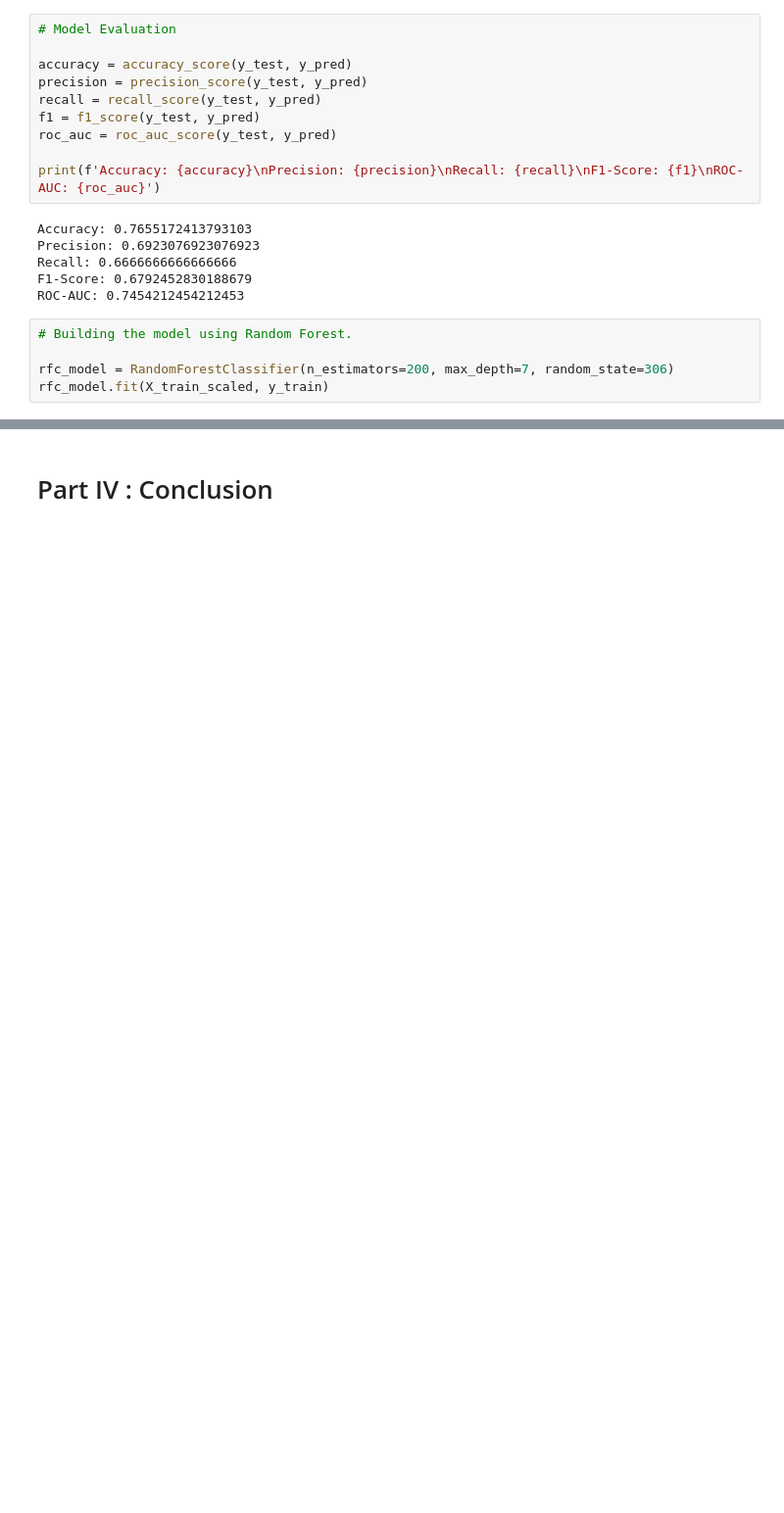
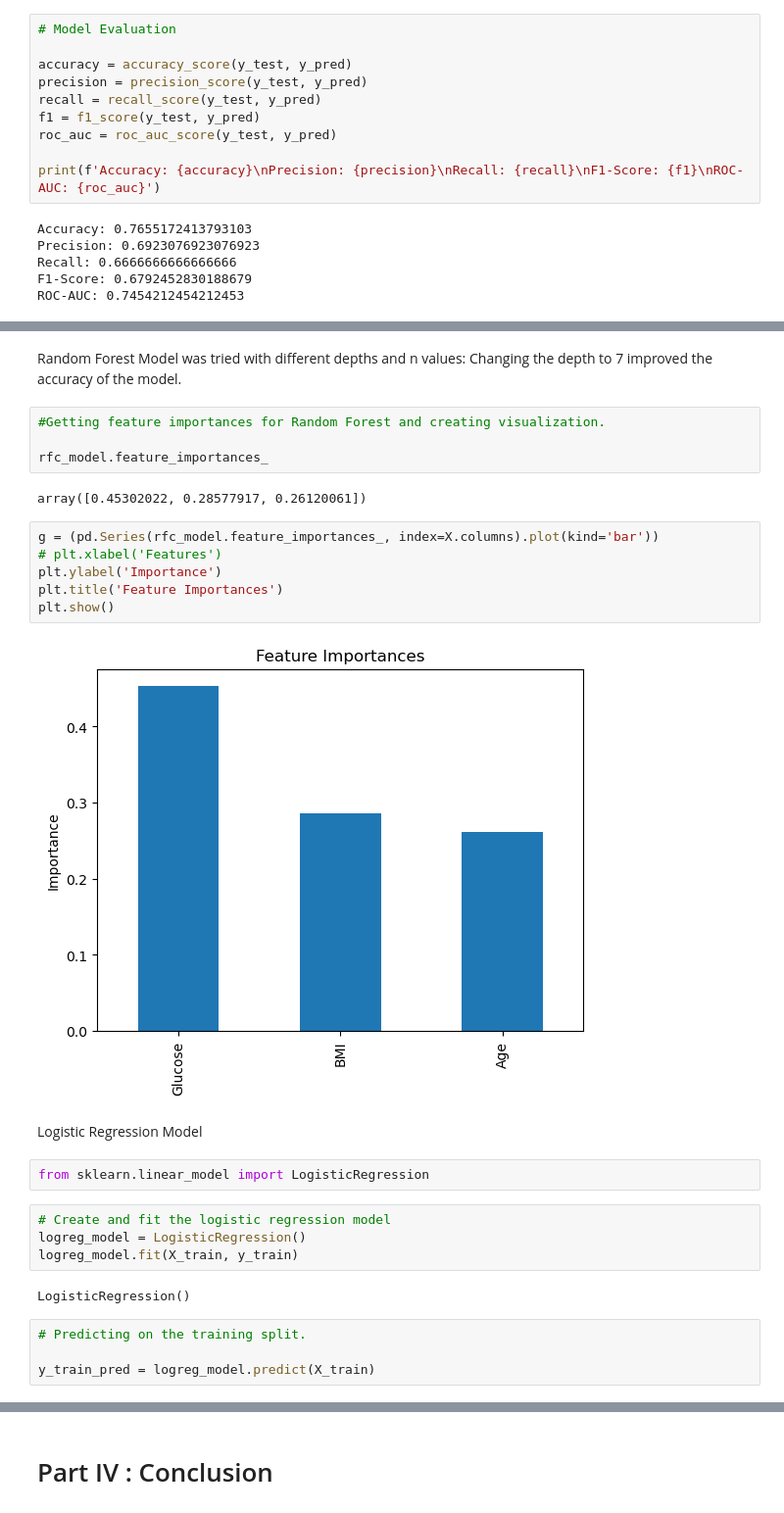
Before and after one commit to zuwa-oj/lhl-ml-supervised-learning, a Jupyter notebook: Supervised Learning - Project.ipynb, the cells around one changed output, grey strips where cells are left out. Shown at 98% size. Cells and saved outputs as stored; diff of their text form; blank space fills up the shorter version.

```diff
--- a/Supervised Learning - Project.ipynb
+++ b/Supervised Learning - Project.ipynb
@@ -318,8 +326,3 @@ Precision: 0.6923076923076923
 Recall: 0.6666666666666666
 F1-Score: 0.6792452830188679
 ROC-AUC: 0.7454212454212453
-# %%
-# Building the model using Random Forest.
-
-rfc_model = RandomForestClassifier(n_estimators=200, max_depth=7, random_state=306)
-rfc_model.fit(X_train_scaled, y_train)
@@ -327,0 +345,31 @@ RandomForestClassifier(max_depth=7, n_estimators=200, random_state=306)
+# %% [markdown]
+Random Forest Model was tried with different depths and n values:
+Changing the depth to 7 improved the accuracy of the model.
+# %%
+#Getting feature importances for Random Forest and creating visualization.
+
+rfc_model.feature_importances_
+# %% [output]
+array([0.45302022, 0.28577917, 0.26120061])
+# %%
+g = (pd.Series(rfc_model.feature_importances_, index=X.columns).plot(kind='bar'))
+# plt.xlabel('Features')
+plt.ylabel('Importance')
+plt.title('Feature Importances')
+plt.show()
+# %% [output]
+[figure, added]
+# %% [markdown]
+Logistic Regression Model
+# %%
+from sklearn.linear_model import LogisticRegression
+# %%
+# Create and fit the logistic regression model
+logreg_model = LogisticRegression()
+logreg_model.fit(X_train, y_train)
+# %% [output]
+LogisticRegression()
+# %%
+# Predicting on the training split.
+
+y_train_pred = logreg_model.predict(X_train)
```
Also changed, not shown: parts of 21 cells of this notebook.
